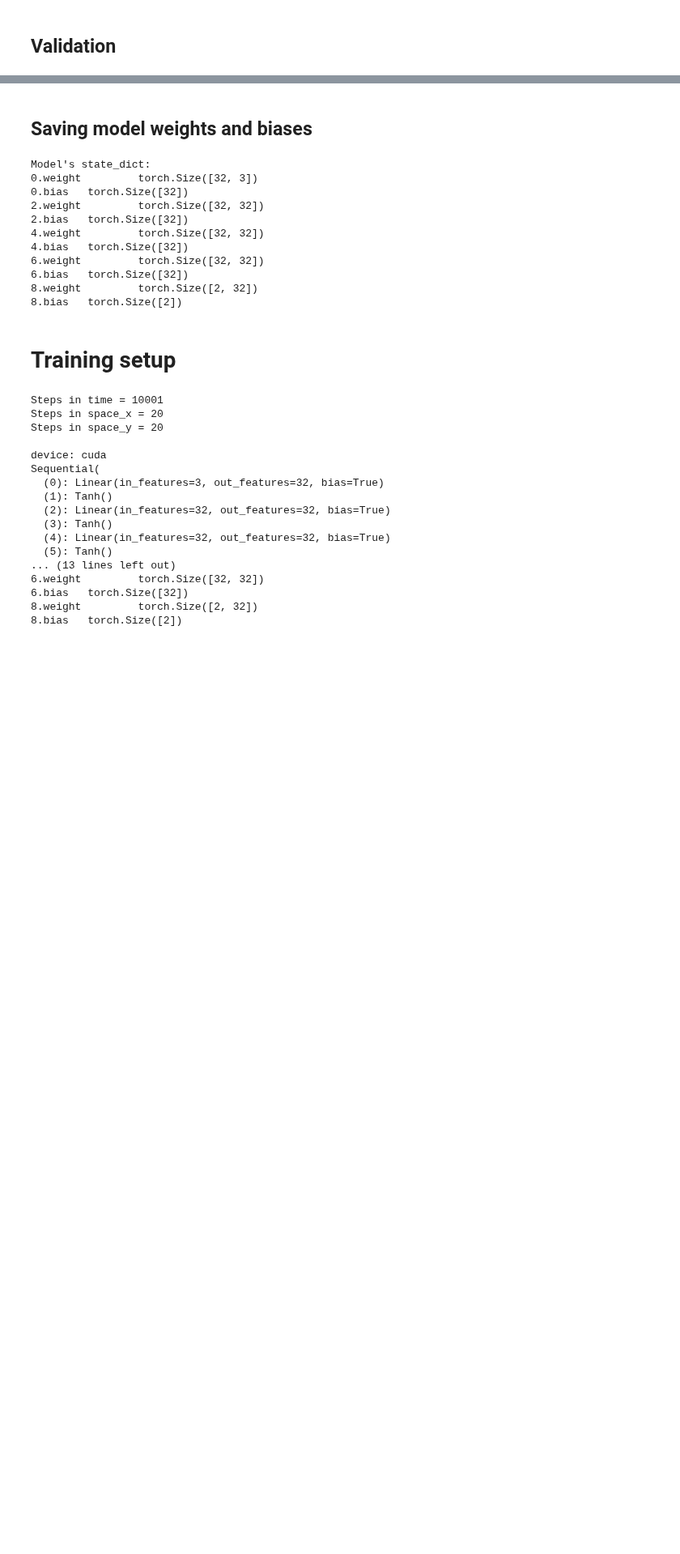
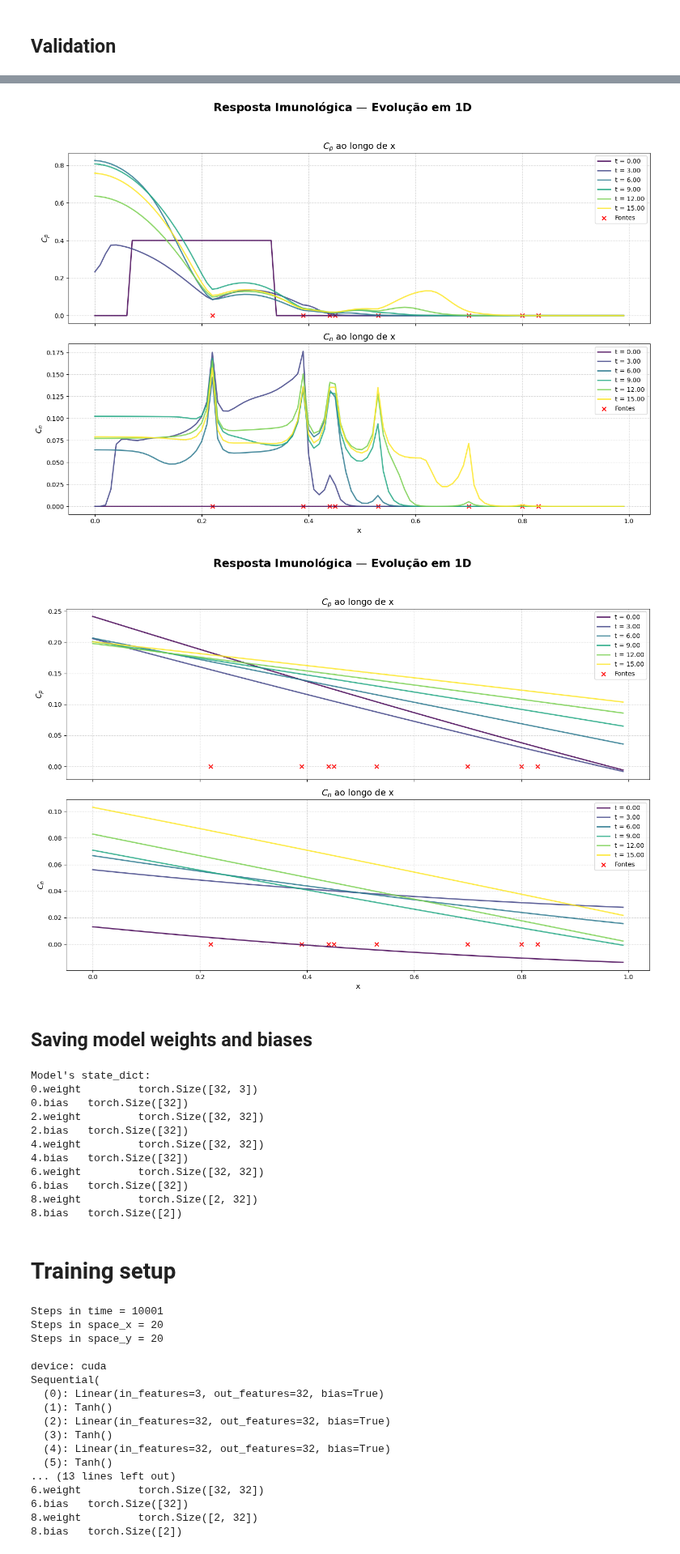
Before and after one commit to Esterci/2D_imune_edema_pinn, a Jupyter notebook: 1D/edp_t_x/pinn_model.ipynb, the cells around one changed output, grey strips where cells are left out. Shown at 81% size. Saved outputs shown, nothing was run; the diff lists cells and outputs as text; code cells hidden in the pictures; blank space fills up the shorter version.

Commit message:
fix(pinn): last tries

```diff
--- a/1D/edp_t_x/pinn_model.ipynb
+++ b/1D/edp_t_x/pinn_model.ipynb
@@ -1191,15 +1254,13 @@ target_scaler = Scaler()
 
 t_scaler.fit(t_tc)
 x_scaler.fit(x_tc)
-y_scaler.fit(y_tc)
 target_scaler.fit(target)
 
 norm_t_tc = t_scaler.normalize(t_tc)
 norm_x_tc = x_scaler.normalize(x_tc)
-norm_y_tc = y_scaler.normalize(y_tc)
 norm_target = target_scaler.normalize(target)
 
-mesh = torch.cat([norm_t_tc, norm_x_tc, norm_y_tc], dim=1).to(device)
+mesh = torch.cat([t_tc, x_tc], dim=1).to(device)
 
 with torch.no_grad():
     pred_pinn_dev = model(mesh)
@@ -1323,3 +1279,9 @@ plt.show()
+# %%
+plot_results(size_t,size_x,t_dom,x_dom,Cp_fvm,Cl_fvm,leu_source_points)
+plot_results(size_t,size_x,t_dom,x_dom,Cp_pinn_np,Cl_pinn_np,leu_source_points)
+# %% [output]
+[figure, added]
+[figure, added]
 # %% [markdown]
 ## Saving model weights and biases
 # %%
```
Also changed, not shown: parts of 14 cells of this notebook, 3 other files.
